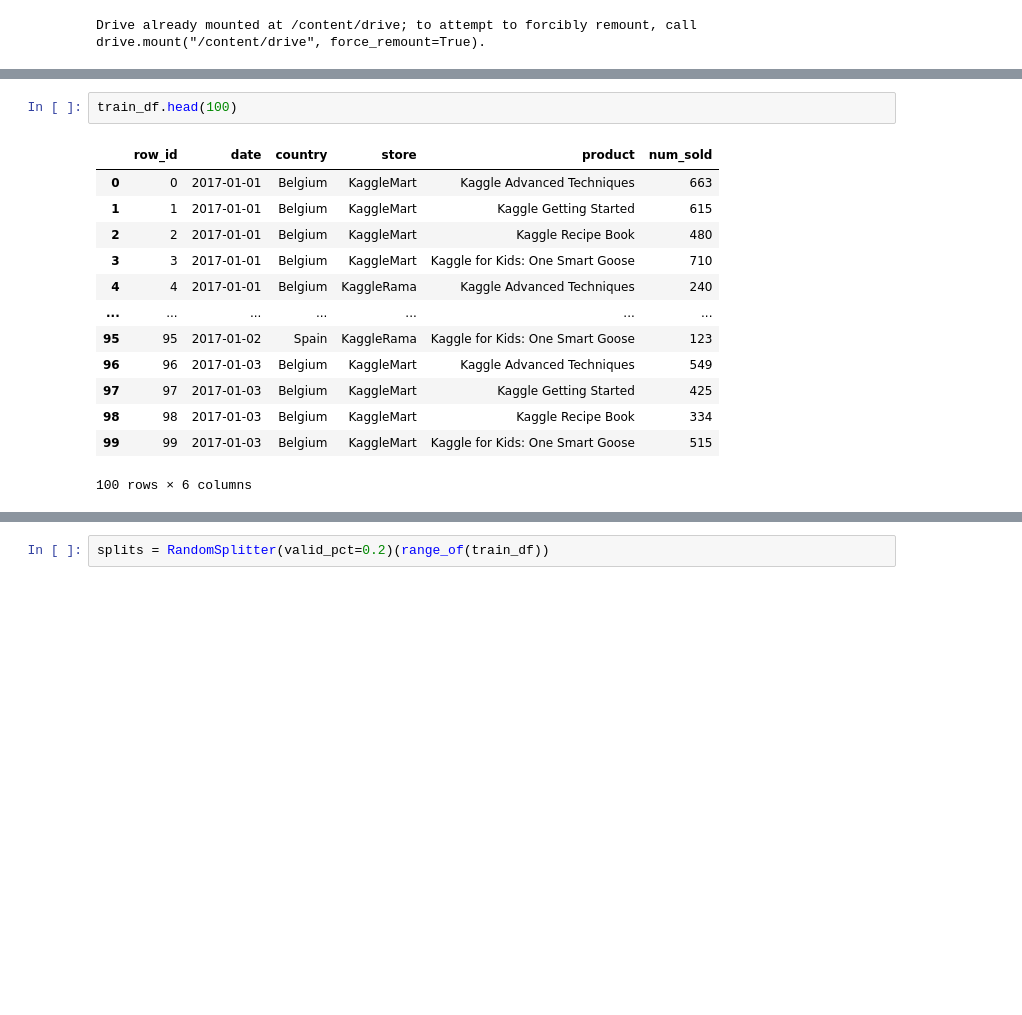
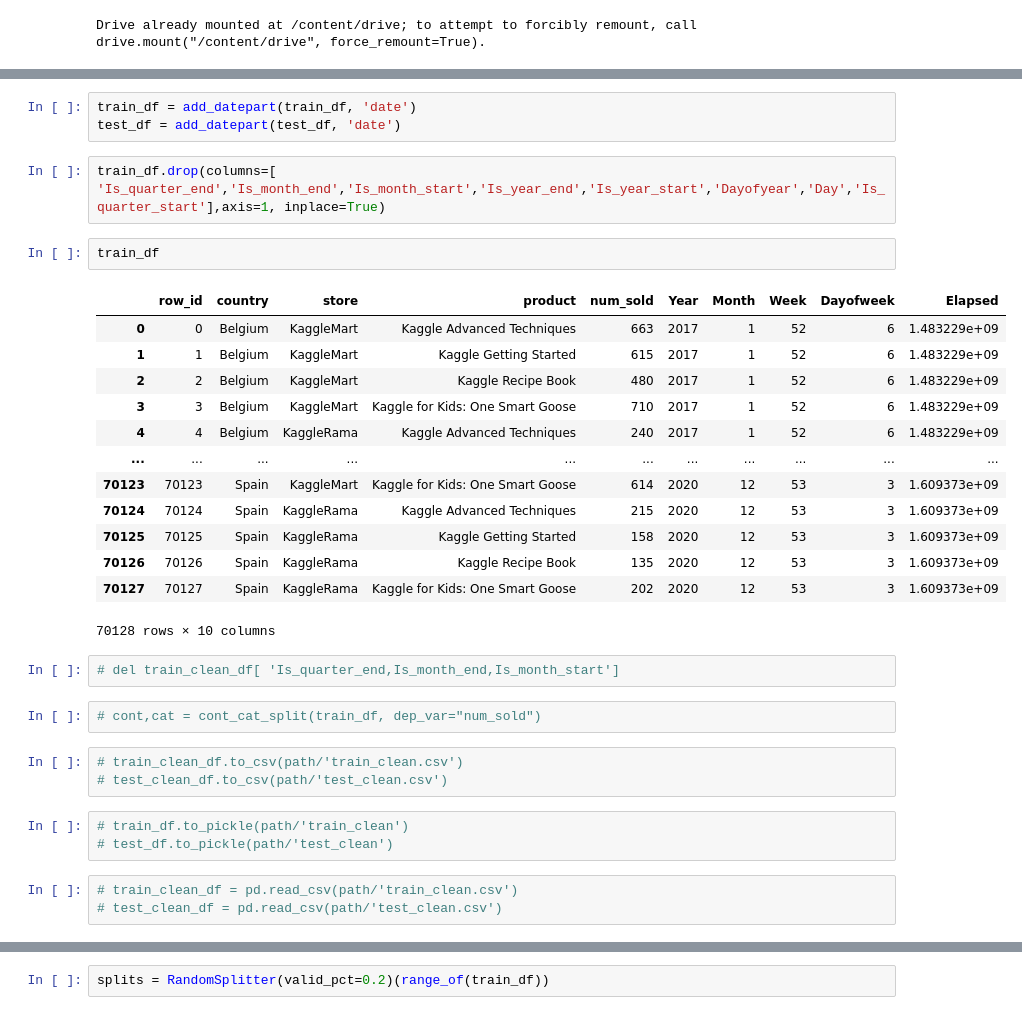
Before and after one commit to rubanzasilva/tabularPlaygroundSeptember, a Jupyter notebook: tabularPlaygroundSeptember.ipynb, the cells around one changed output, grey strips where cells are left out. Saved outputs shown, nothing was run; the diff lists cells and outputs as text; blank space fills up the shorter version.

```diff
--- a/tabularPlaygroundSeptember.ipynb
+++ b/tabularPlaygroundSeptember.ipynb
@@ -58,16 +82,34 @@ train_df.head(100)
+# %%
+train_df = add_datepart(train_df, 'date')
+test_df = add_datepart(test_df, 'date')
+# %%
+train_df.drop(columns=[ 'Is_quarter_end','Is_month_end','Is_month_start','Is_year_end','Is_year_start','Dayofyear','Day','Is_quarter_start'],axis=1, inplace=True)
 # %%
-train_df.head(100)
+train_df
 # %% [output]
-|  | row_id | date | country | store | product | num_sold |
-| 0 | 0 | 2017-01-01 | Belgium | KaggleMart | Kaggle Advanced Techniques | 663 |
-| 1 | 1 | 2017-01-01 | Belgium | KaggleMart | Kaggle Getting Started | 615 |
-| 2 | 2 | 2017-01-01 | Belgium | KaggleMart | Kaggle Recipe Book | 480 |
-| 3 | 3 | 2017-01-01 | Belgium | KaggleMart | Kaggle for Kids: One Smart Goose | 710 |
-| 4 | 4 | 2017-01-01 | Belgium | KaggleRama | Kaggle Advanced Techniques | 240 |
-| ... | ... | ... | ... | ... | ... | ... |
-| 95 | 95 | 2017-01-02 | Spain | KaggleRama | Kaggle for Kids: One Smart Goose | 123 |
-| 96 | 96 | 2017-01-03 | Belgium | KaggleMart | Kaggle Advanced Techniques | 549 |
-| 97 | 97 | 2017-01-03 | Belgium | KaggleMart | Kaggle Getting Started | 425 |
-| 98 | 98 | 2017-01-03 | Belgium | KaggleMart | Kaggle Recipe Book | 334 |
-| 99 | 99 | 2017-01-03 | Belgium | KaggleMart | Kaggle for Kids: One Smart Goose | 515 |
+|  | row_id | country | store | product | num_sold | Year | Month | Week | Dayofweek | Elapsed |
+| 0 | 0 | Belgium | KaggleMart | Kaggle Advanced Techniques | 663 | 2017 | 1 | 52 | 6 | 1.483229e+09 |
+| 1 | 1 | Belgium | KaggleMart | Kaggle Getting Started | 615 | 2017 | 1 | 52 | 6 | 1.483229e+09 |
+| 2 | 2 | Belgium | KaggleMart | Kaggle Recipe Book | 480 | 2017 | 1 | 52 | 6 | 1.483229e+09 |
+| 3 | 3 | Belgium | KaggleMart | Kaggle for Kids: One Smart Goose | 710 | 2017 | 1 | 52 | 6 | 1.483229e+09 |
+| 4 | 4 | Belgium | KaggleRama | Kaggle Advanced Techniques | 240 | 2017 | 1 | 52 | 6 | 1.483229e+09 |
+| ... | ... | ... | ... | ... | ... | ... | ... | ... | ... | ... |
+| 70123 | 70123 | Spain | KaggleMart | Kaggle for Kids: One Smart Goose | 614 | 2020 | 12 | 53 | 3 | 1.609373e+09 |
+| 70124 | 70124 | Spain | KaggleRama | Kaggle Advanced Techniques | 215 | 2020 | 12 | 53 | 3 | 1.609373e+09 |
+| 70125 | 70125 | Spain | KaggleRama | Kaggle Getting Started | 158 | 2020 | 12 | 53 | 3 | 1.609373e+09 |
+| 70126 | 70126 | Spain | KaggleRama | Kaggle Recipe Book | 135 | 2020 | 12 | 53 | 3 | 1.609373e+09 |
+| 70127 | 70127 | Spain | KaggleRama | Kaggle for Kids: One Smart Goose | 202 | 2020 | 12 | 53 | 3 | 1.609373e+09 |
-100 rows × 6 columns
+70128 rows × 10 columns
+# %%
+# del train_clean_df[ 'Is_quarter_end,Is_month_end,Is_month_start']
+# %%
+# cont,cat = cont_cat_split(train_df, dep_var="num_sold")
+# %%
+# train_clean_df.to_csv(path/'train_clean.csv')
+# test_clean_df.to_csv(path/'test_clean.csv')
+# %%
+# train_df.to_pickle(path/'train_clean')
+# test_df.to_pickle(path/'test_clean')
+# %%
+# train_clean_df = pd.read_csv(path/'train_clean.csv')
+# test_clean_df = pd.read_csv(path/'test_clean.csv')
```
Also changed, not shown: parts of 81 cells of this notebook.
